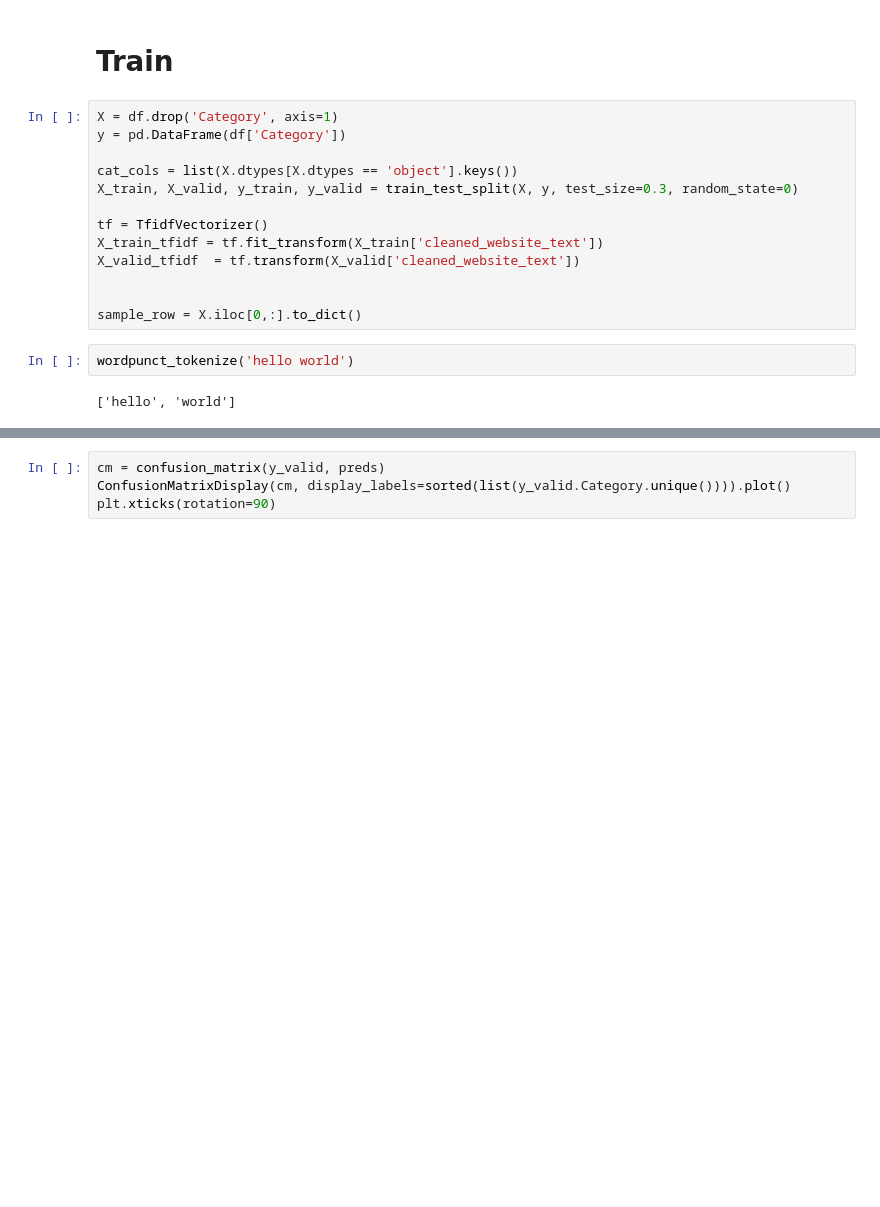
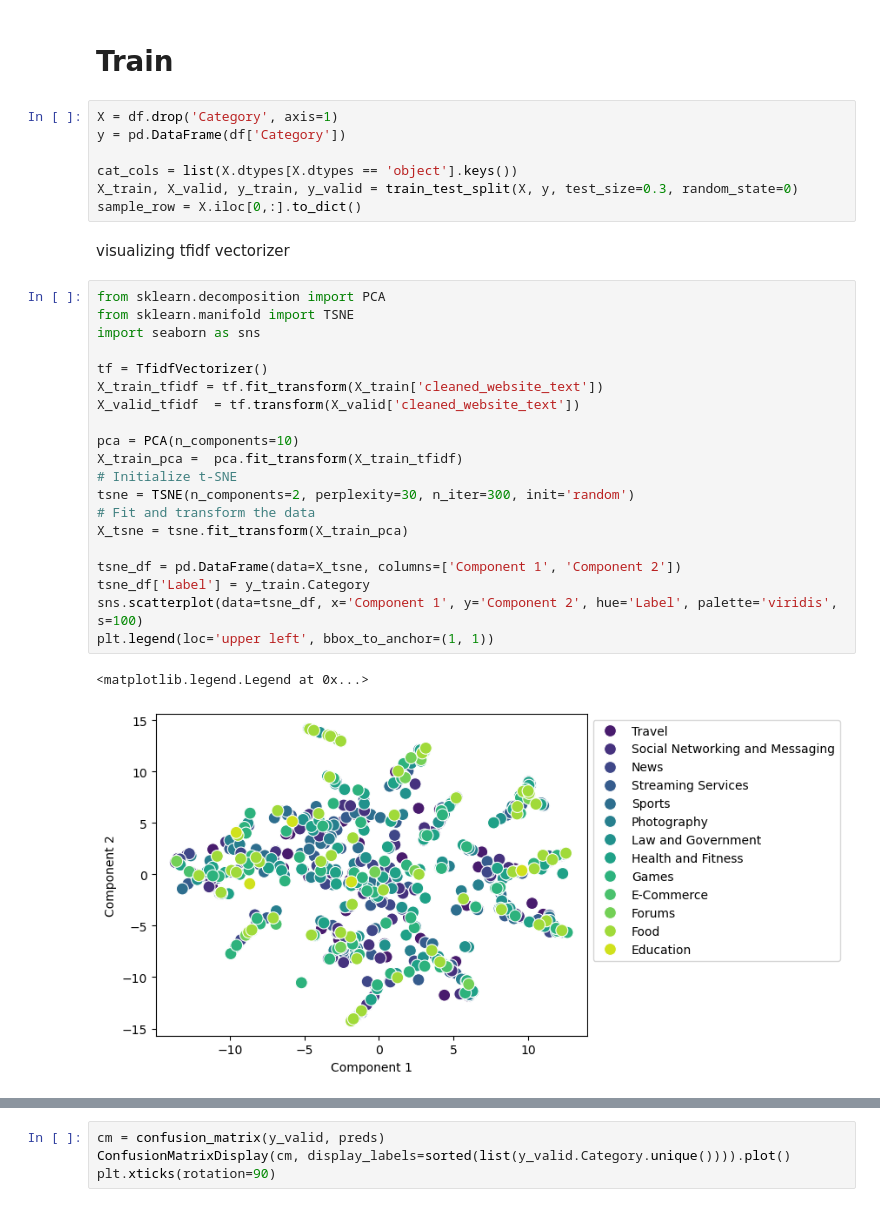
Before and after one commit to ucagub/kaggle_practice, a Jupyter notebook: website_classification/train.ipynb, the cells around one changed output, grey strips where cells are left out. Cells and saved outputs as stored; diff of their text form; blank space fills up the shorter version.

```diff
--- a/website_classification/train.ipynb
+++ b/website_classification/train.ipynb
@@ -63,17 +63,32 @@ y = pd.DataFrame(df['Category'])
 
 cat_cols = list(X.dtypes[X.dtypes == 'object'].keys())
 X_train, X_valid, y_train, y_valid = train_test_split(X, y, test_size=0.3, random_state=0)
-
-tf = TfidfVectorizer()
-X_train_tfidf = tf.fit_transform(X_train['cleaned_website_text'])
-X_valid_tfidf  = tf.transform(X_valid['cleaned_website_text'])
-
-
 sample_row = X.iloc[0,:].to_dict()
-# %%
-wordpunct_tokenize('hello world')
-# %% [output]
-['hello', 'world']
+# %% [markdown]
+visualizing tfidf vectorizer
+# %%
+from sklearn.decomposition import PCA
+from sklearn.manifold import TSNE
+import seaborn as sns
+
+tf = TfidfVectorizer()
+X_train_tfidf = tf.fit_transform(X_train['cleaned_website_text'])
+X_valid_tfidf  = tf.transform(X_valid['cleaned_website_text'])
+
+pca = PCA(n_components=10)
+X_train_pca =  pca.fit_transform(X_train_tfidf)
+# Initialize t-SNE
+tsne = TSNE(n_components=2, perplexity=30, n_iter=300, init='random')
+# Fit and transform the data
+X_tsne = tsne.fit_transform(X_train_pca)
+
+tsne_df = pd.DataFrame(data=X_tsne, columns=['Component 1', 'Component 2'])
+tsne_df['Label'] = y_train.Category
+sns.scatterplot(data=tsne_df, x='Component 1', y='Component 2', hue='Label', palette='viridis', s=100)
+plt.legend(loc='upper left', bbox_to_anchor=(1, 1))
+# %% [output]
+<matplotlib.legend.Legend at 0x...>
+[figure, added]
 # %%
 model = LGBMClassifier(n_estimators=500)
 model.fit(X_train_tfidf, y_train)
```
Also changed, not shown: parts of 5 cells of this notebook, 1 other file.
